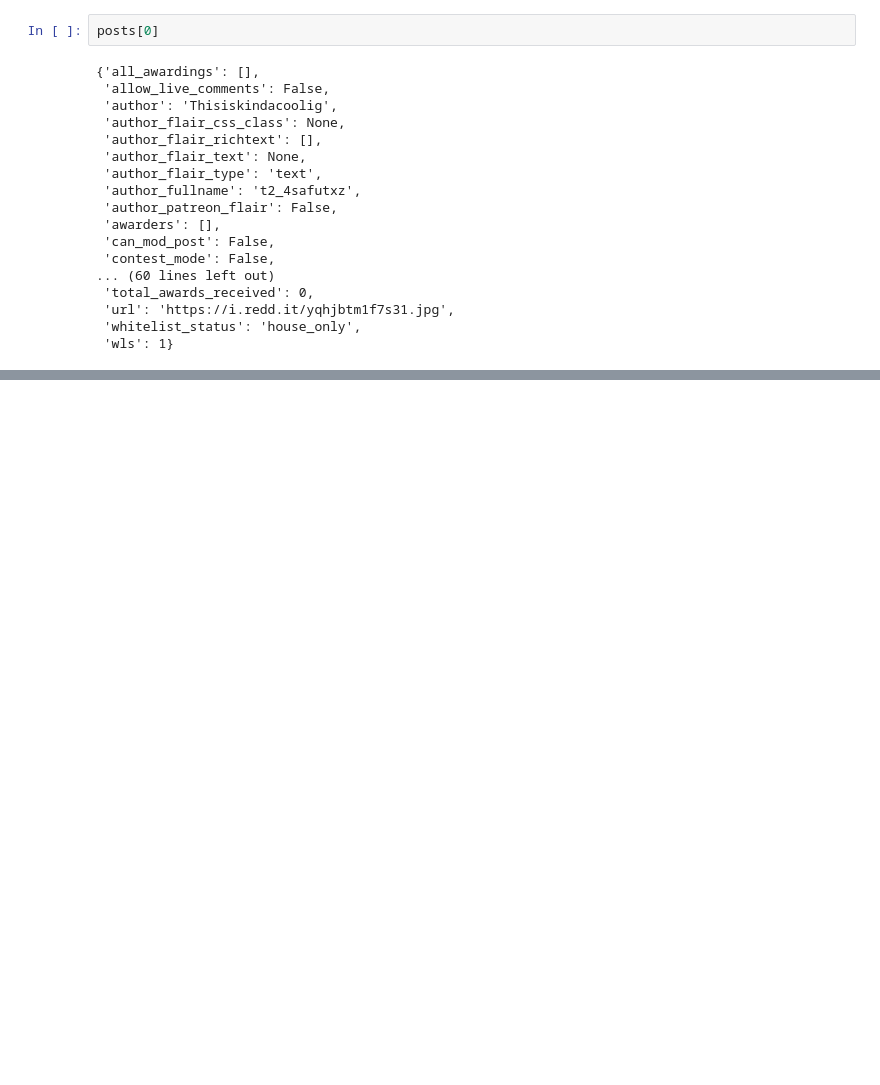
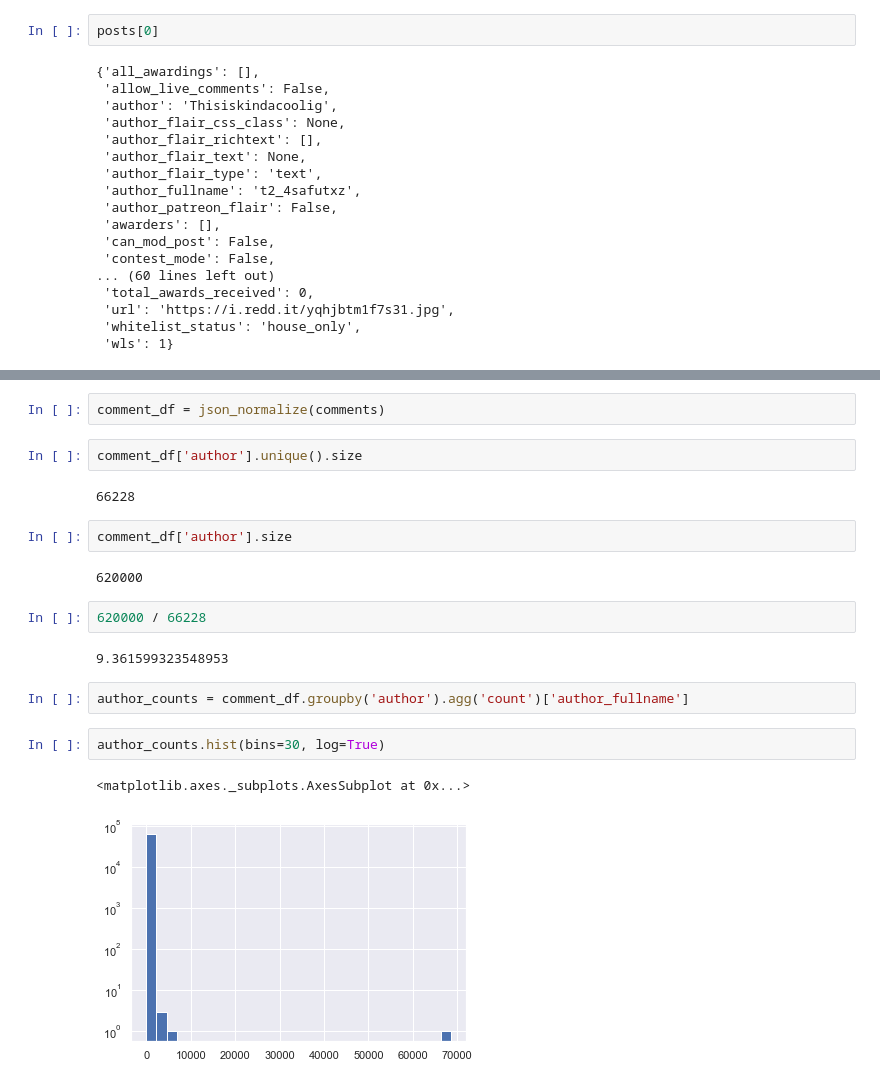
Before and after one commit to MichiganDataScienceTeam/F19-RateMe, a Jupyter notebook: notebooks/naitian-data-collection.ipynb, the cells around one changed output, grey strips where cells are left out. Cells and saved outputs as stored; diff of their text form; blank space fills up the shorter version.

```diff
--- a/notebooks/naitian-data-collection.ipynb
+++ b/notebooks/naitian-data-collection.ipynb
@@ -127,0 +236,21 @@ posts[0]
+# %%
+comment_df = json_normalize(comments)
+# %%
+comment_df['author'].unique().size
+# %% [output]
+66228
+# %%
+comment_df['author'].size
+# %% [output]
+620000
+# %%
+620000 / 66228
+# %% [output]
+9.361599323548953
+# %%
+author_counts = comment_df.groupby('author').agg('count')['author_fullname']
+# %%
+author_counts.hist(bins=30, log=True)
+# %% [output]
+<matplotlib.axes._subplots.AxesSubplot at 0x...>
+[figure, added]
```
Also changed, not shown: parts of 16 cells of this notebook.
